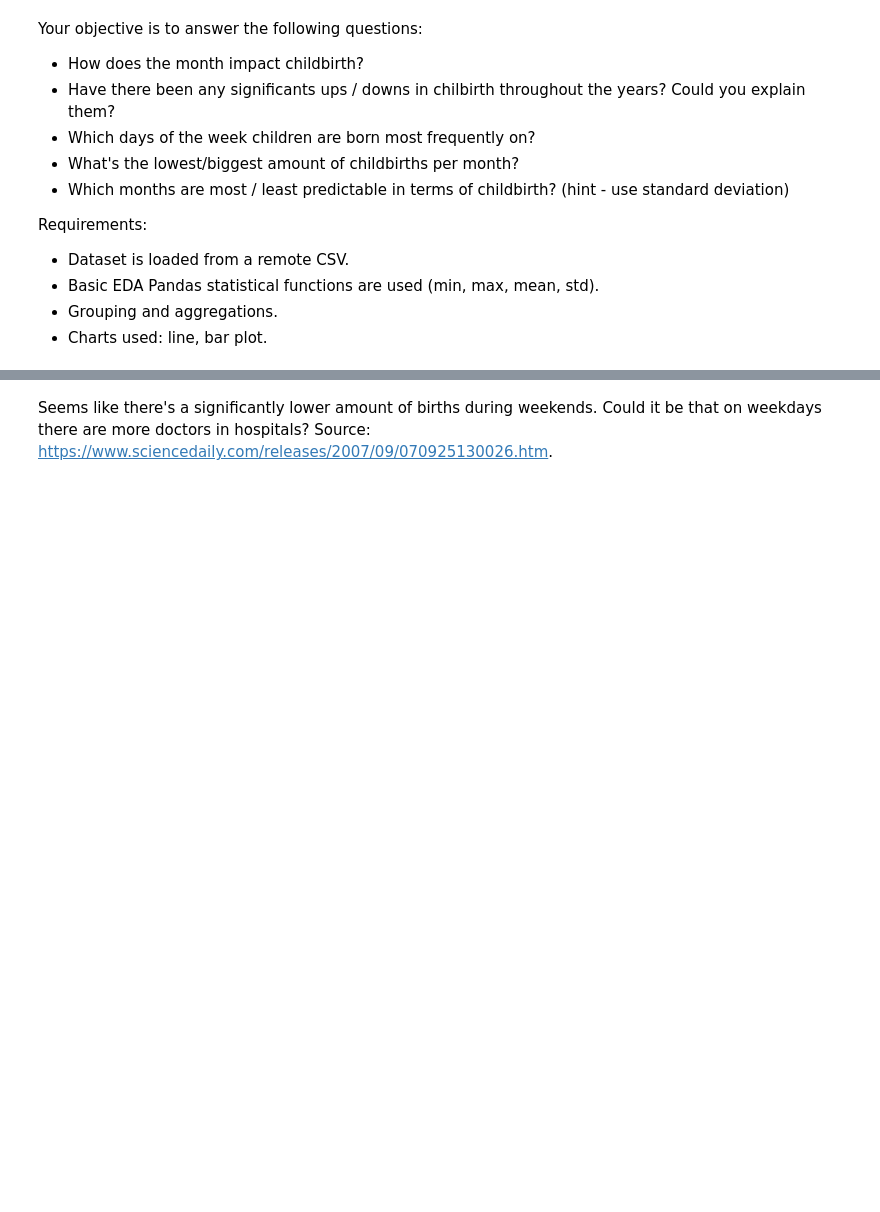
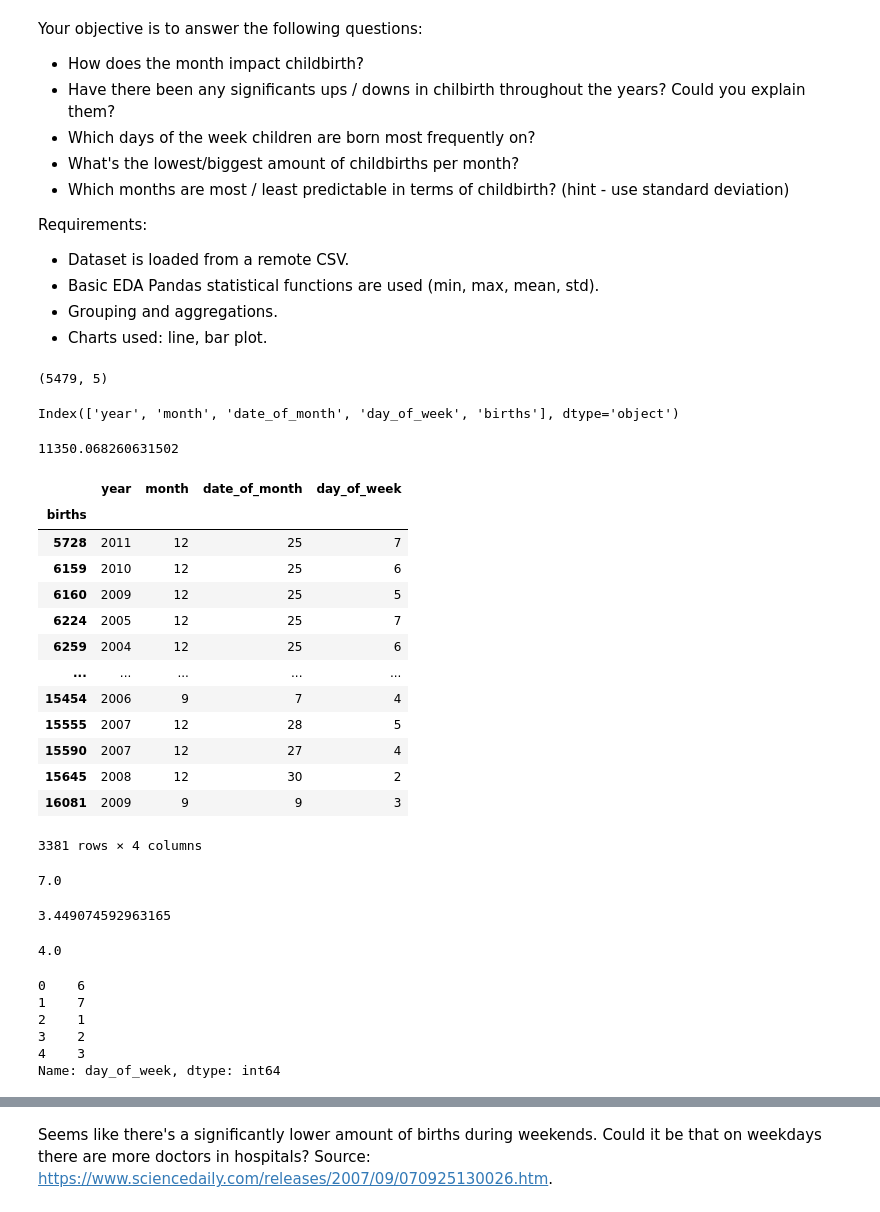
Before and after one commit to mmecius/turing_college, a Jupyter notebook: Demo_subproject.ipynb, the cells around one changed output, grey strips where cells are left out. Saved outputs shown, nothing was run; the diff lists cells and outputs as text; code cells hidden in the pictures; blank space fills up the shorter version.

```diff
--- a/Demo_subproject.ipynb
+++ b/Demo_subproject.ipynb
@@ -434,0 +382,8 @@ Requirements:
+# %%
+df.shape
+# %% [output]
+(5479, 5)
+# %%
+df.columns
+# %% [output]
+Index(['year', 'month', 'date_of_month', 'day_of_week', 'births'], dtype='object')
@@ -434,0 +392,42 @@ Requirements:
+# %%
+df['births'].mean()
+# %% [output]
+11350.068260631502
+# %%
+df.groupby('births').max()
+# %% [output]
+|  | year | month | date_of_month | day_of_week |
+| births |  |  |  |  |
+| 5728 | 2011 | 12 | 25 | 7 |
+| 6159 | 2010 | 12 | 25 | 6 |
+| 6160 | 2009 | 12 | 25 | 5 |
+| 6224 | 2005 | 12 | 25 | 7 |
+| 6259 | 2004 | 12 | 25 | 6 |
+| ... | ... | ... | ... | ... |
+| 15454 | 2006 | 9 | 7 | 4 |
+| 15555 | 2007 | 12 | 28 | 5 |
+| 15590 | 2007 | 12 | 27 | 4 |
+| 15645 | 2008 | 12 | 30 | 2 |
+| 16081 | 2009 | 9 | 9 | 3 |
+3381 rows × 4 columns
+# %%
+df['month'].median()
+# %% [output]
+7.0
+# %%
+df['month'].std()
+# %% [output]
+3.449074592963165
+# %%
+df['day_of_week'].median()
+# %% [output]
+4.0
+# %%
+df['day_of_week'].head().T
+# %% [output]
+0    6
+1    7
+2    1
+3    2
+4    3
+Name: day_of_week, dtype: int64
```
Also changed, not shown: parts of 30 cells of this notebook.
